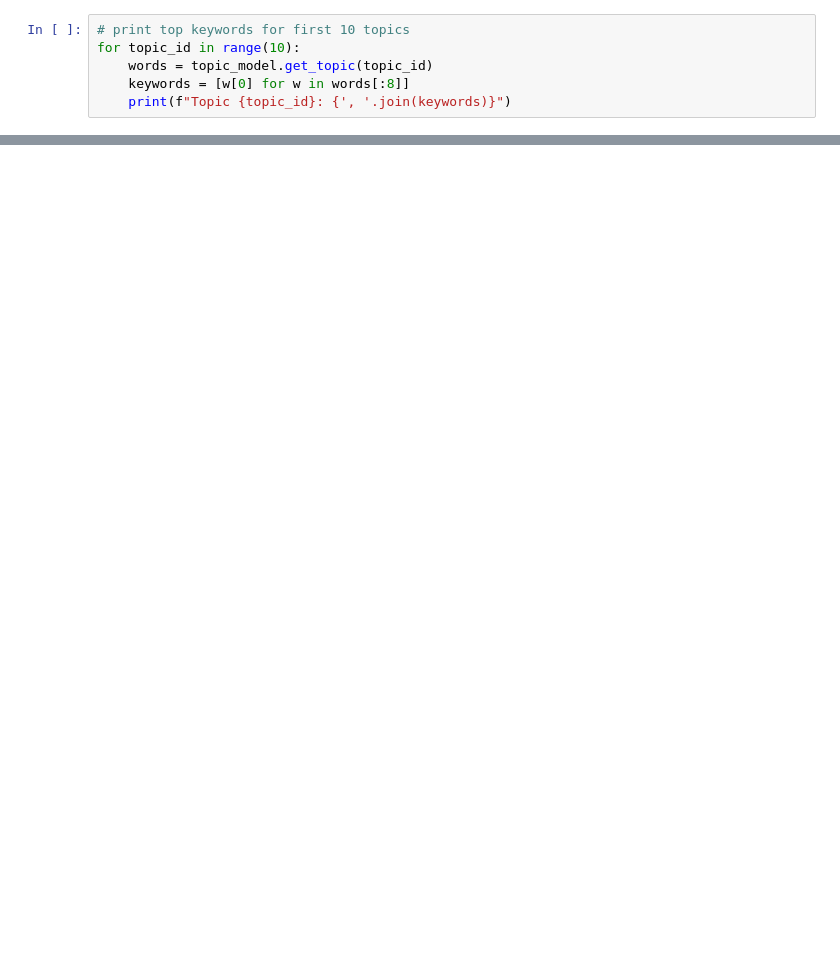
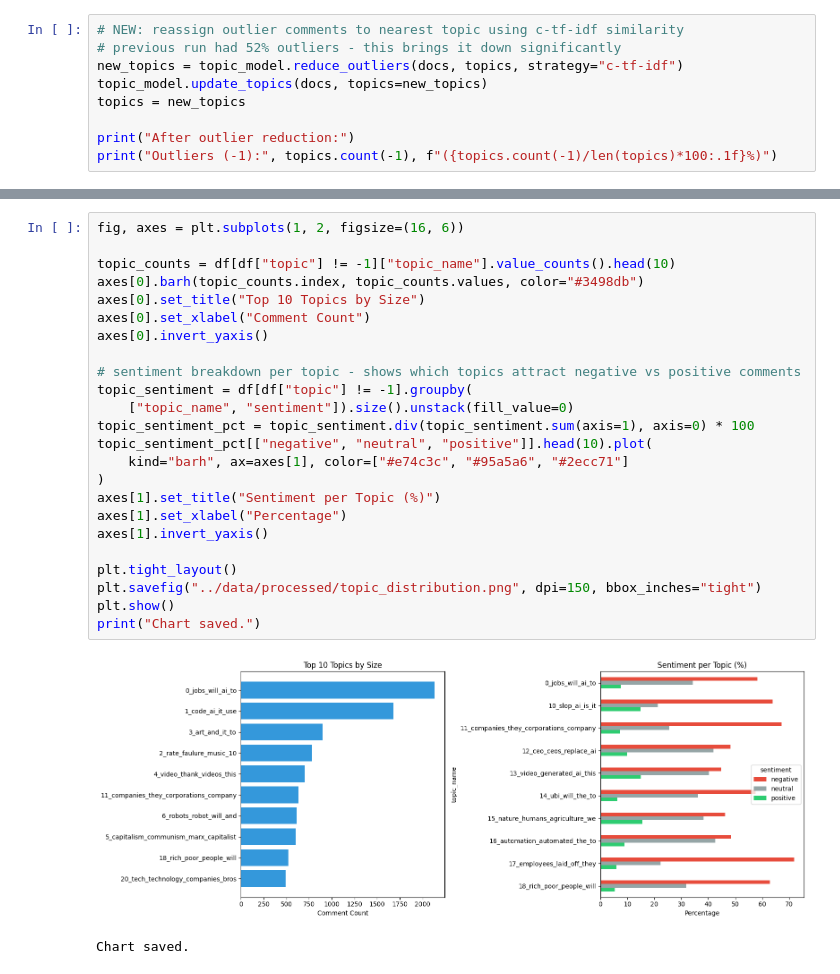
Before and after one commit to amiresTkm/youtube-intelligence-engine, a Jupyter notebook: notebooks/04_topic_modeling.ipynb, the cells around one changed output, grey strips where cells are left out. Drawn from its saved outputs; the diff is of its cells as text; blank space fills up the shorter version.

Commit message:
fix preprocessing, sentiment, and topic modeling based on code review findings

```diff
--- a/notebooks/04_topic_modeling.ipynb
+++ b/notebooks/04_topic_modeling.ipynb
@@ -91,7 +106,10 @@ print(topic_info[["Topic", "Count", "Name"]].head(16))  # 16 because topic -1 is
 # %%
-# print top keywords for first 10 topics
-for topic_id in range(10):
-    words = topic_model.get_topic(topic_id)
-    keywords = [w[0] for w in words[:8]]
-    print(f"Topic {topic_id}: {', '.join(keywords)}")
+# NEW: reassign outlier comments to nearest topic using c-tf-idf similarity
+# previous run had 52% outliers - this brings it down significantly
+new_topics = topic_model.reduce_outliers(docs, topics, strategy="c-tf-idf")
+topic_model.update_topics(docs, topics=new_topics)
+topics = new_topics
+
+print("After outlier reduction:")
+print("Outliers (-1):", topics.count(-1), f"({topics.count(-1)/len(topics)*100:.1f}%)")
 # %% [output]
@@ -165,0 +187,27 @@ Chart saved.
+# %%
+fig, axes = plt.subplots(1, 2, figsize=(16, 6))
+
+topic_counts = df[df["topic"] != -1]["topic_name"].value_counts().head(10)
+axes[0].barh(topic_counts.index, topic_counts.values, color="#3498db")
+axes[0].set_title("Top 10 Topics by Size")
+axes[0].set_xlabel("Comment Count")
+axes[0].invert_yaxis()
+
+# sentiment breakdown per topic - shows which topics attract negative vs positive comments
+topic_sentiment = df[df["topic"] != -1].groupby(
+    ["topic_name", "sentiment"]).size().unstack(fill_value=0)
+topic_sentiment_pct = topic_sentiment.div(topic_sentiment.sum(axis=1), axis=0) * 100
+topic_sentiment_pct[["negative", "neutral", "positive"]].head(10).plot(
+    kind="barh", ax=axes[1], color=["#e74c3c", "#95a5a6", "#2ecc71"]
+)
+axes[1].set_title("Sentiment per Topic (%)")
+axes[1].set_xlabel("Percentage")
+axes[1].invert_yaxis()
+
+plt.tight_layout()
+plt.savefig("../data/processed/topic_distribution.png", dpi=150, bbox_inches="tight")
+plt.show()
+print("Chart saved.")
+# %% [output]
+[figure, added]
+Chart saved.
```
Also changed, not shown: parts of 8 cells of this notebook, 10 other files.
